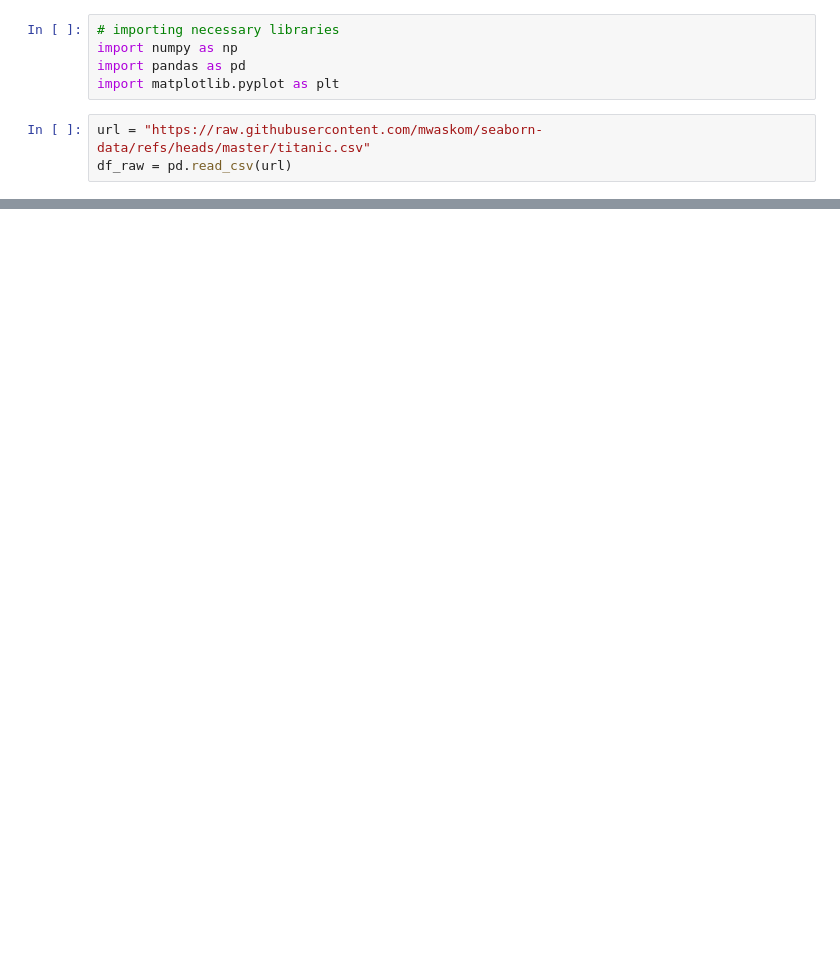
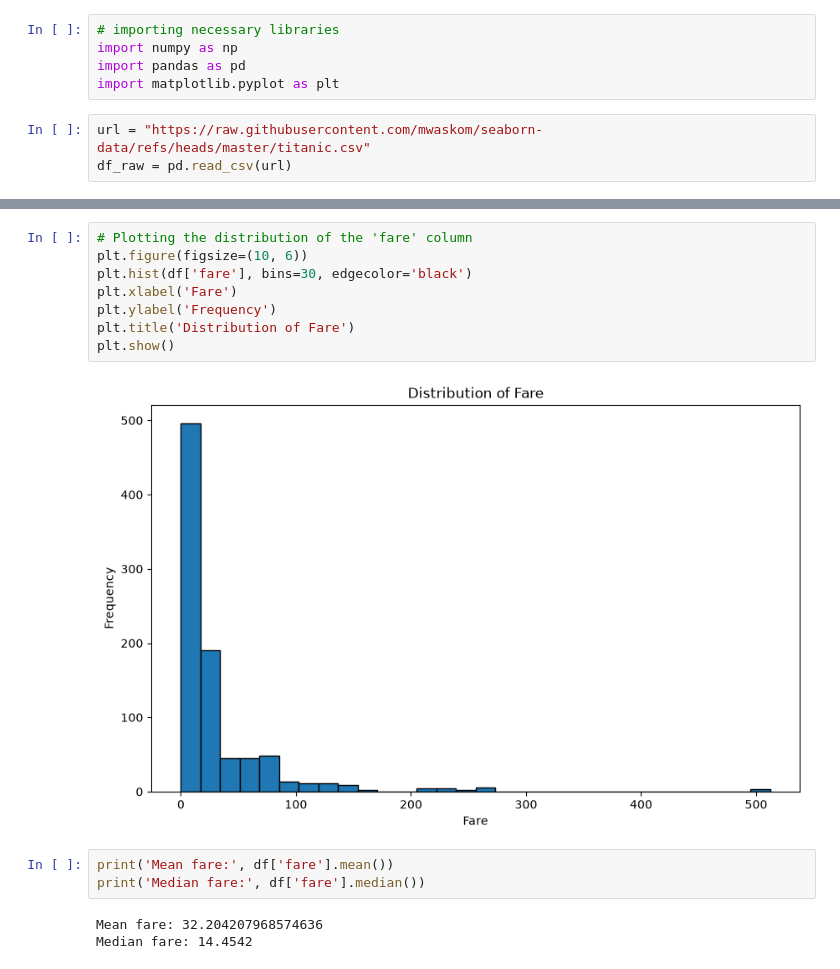
Before and after one commit to TangoRomeo80/Python-C-Summer-25-26, a Jupyter notebook: Final/data-processing.ipynb, the cells around one changed output, grey strips where cells are left out. Drawn from its saved outputs; the diff is of its cells as text; blank space fills up the shorter version.

```diff
--- a/Final/data-processing.ipynb
+++ b/Final/data-processing.ipynb
@@ -17,0 +114,16 @@ df_raw.head()
+# %%
+# Plotting the distribution of the 'fare' column
+plt.figure(figsize=(10, 6))
+plt.hist(df['fare'], bins=30, edgecolor='black')
+plt.xlabel('Fare')
+plt.ylabel('Frequency')
+plt.title('Distribution of Fare')
+plt.show()
+# %% [output]
+[figure, added]
+# %%
+print('Mean fare:', df['fare'].mean())
+print('Median fare:', df['fare'].median())
+# %% [output]
+Mean fare: 32.204207968574636
+Median fare: 14.4542
```
Also changed, not shown: parts of 15 cells of this notebook.
